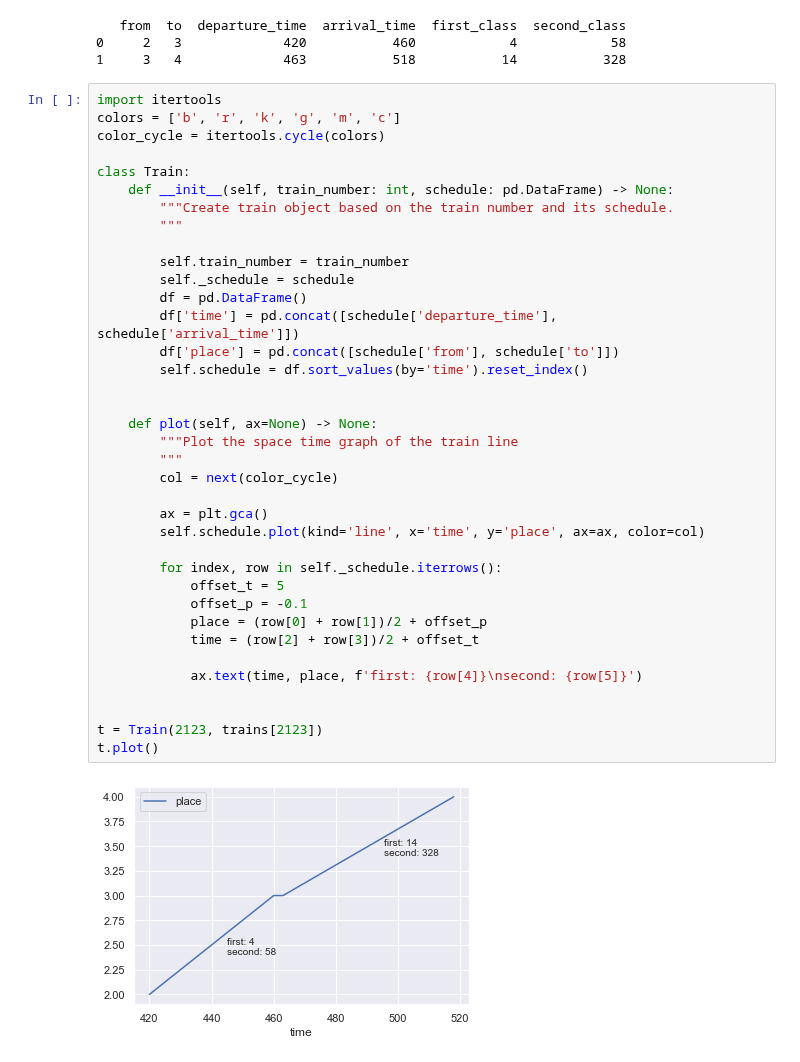
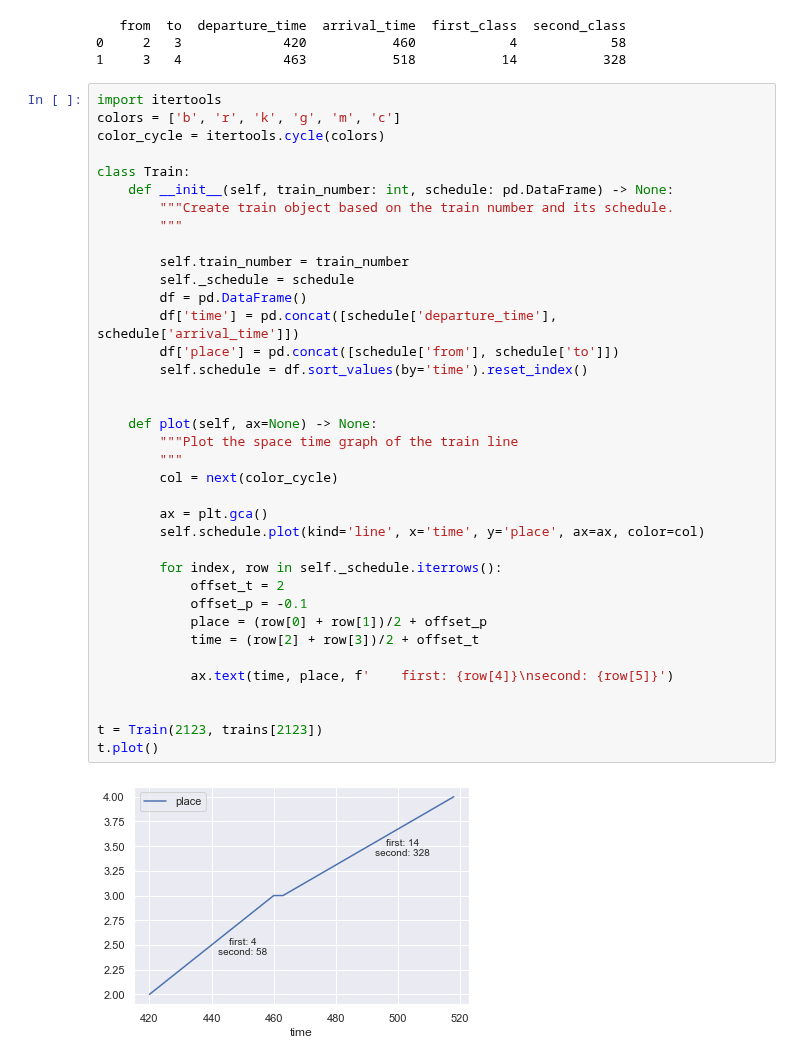
Before and after one commit to Sun-flowerSamurai/train-modelling, a Jupyter notebook: loading_train_data.ipynb, the cells around one changed output. Drawn from its saved outputs; the diff is of its cells as text.

```diff
--- a/loading_train_data.ipynb
+++ b/loading_train_data.ipynb
@@ -123,33 +123,33 @@ class Train:
     def __init__(self, train_number: int, schedule: pd.DataFrame) -> None:
         """Create train object based on the train number and its schedule.
         """
 
         self.train_number = train_number
         self._schedule = schedule
         df = pd.DataFrame()
         df['time'] = pd.concat([schedule['departure_time'], schedule['arrival_time']])
         df['place'] = pd.concat([schedule['from'], schedule['to']])
         self.schedule = df.sort_values(by='time').reset_index()
 
 
     def plot(self, ax=None) -> None:
         """Plot the space time graph of the train line
         """
         col = next(color_cycle)
 
         ax = plt.gca()
         self.schedule.plot(kind='line', x='time', y='place', ax=ax, color=col)
 
         for index, row in self._schedule.iterrows():
-            offset_t = 5
+            offset_t = 2
             offset_p = -0.1
             place = (row[0] + row[1])/2 + offset_p
             time = (row[2] + row[3])/2 + offset_t
 
-            ax.text(time, place, f'first: {row[4]}\nsecond: {row[5]}')
+            ax.text(time, place, f'    first: {row[4]}\nsecond: {row[5]}')
 
 
 t = Train(2123, trains[2123])
 t.plot()
 # %% [output]
-[figure, old version]
+[figure, new version]
```
